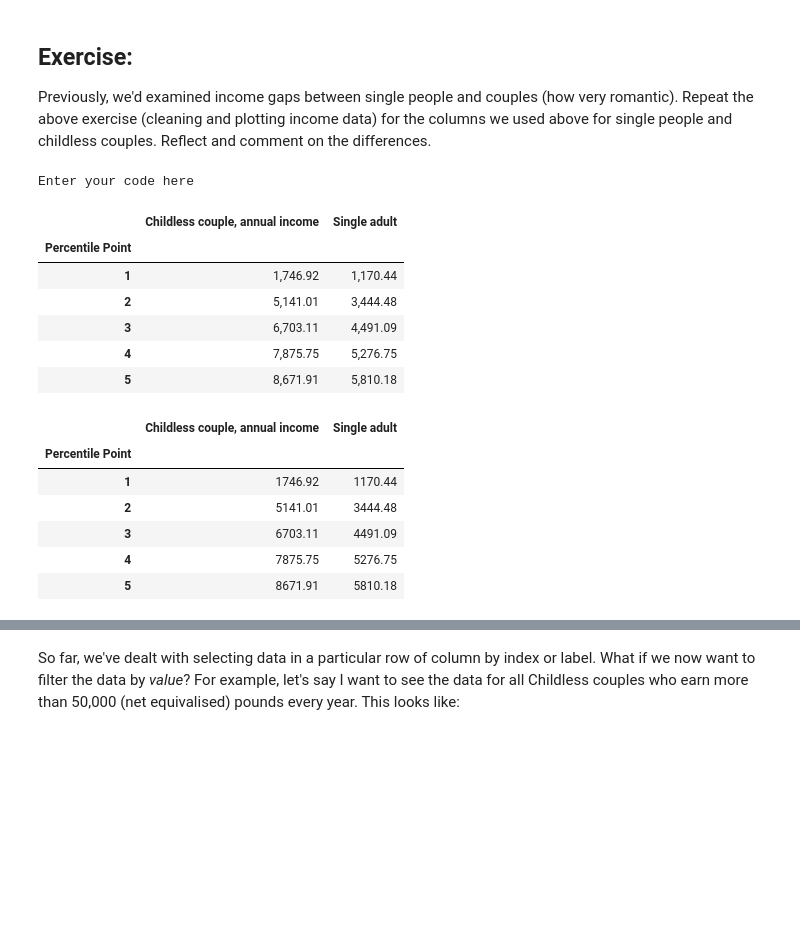
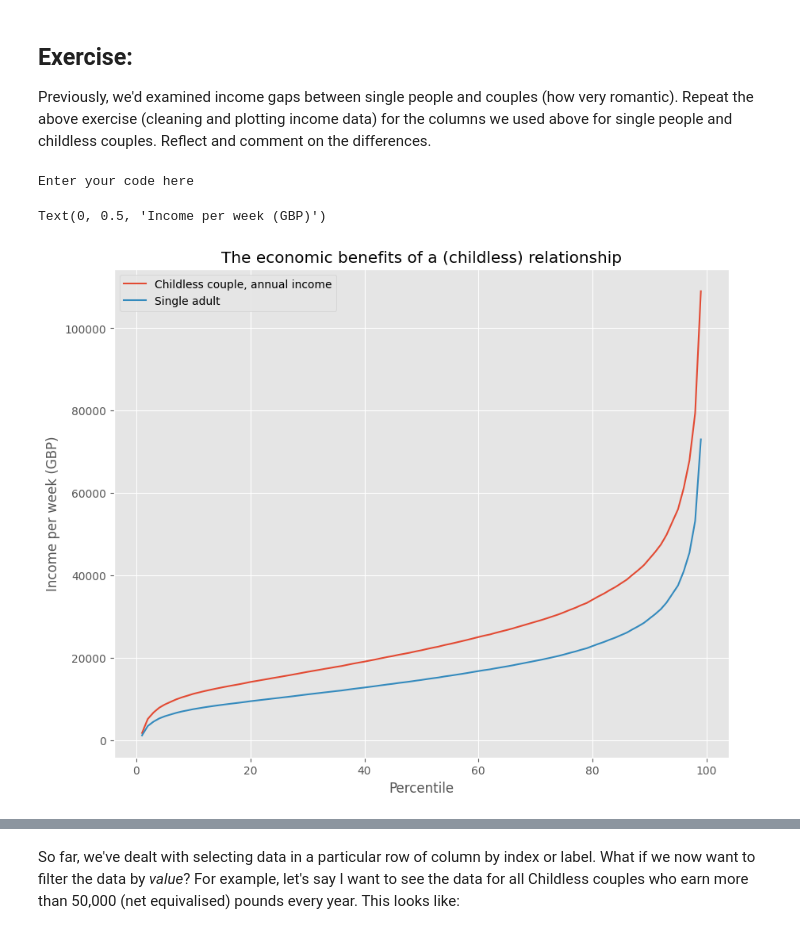
Before and after one commit to UCLQAUZ/QM2, a Jupyter notebook: notebooks/W02. Pandas.ipynb, the cells around one changed output, grey strips where cells are left out. Cells and saved outputs as stored; diff of their text form; code cells hidden in the pictures; blank space fills up the shorter version.

```diff
--- a/notebooks/W02. Pandas.ipynb
+++ b/notebooks/W02. Pandas.ipynb
@@ -323,29 +348,15 @@ Text(0, 0.5, 'Income Per Week [GBP]')
 Previously, we'd examined income gaps between single people and couples (how very romantic). Repeat the above exercise (cleaning and plotting income data) for the columns we used above for single people and childless couples. Reflect and comment on the differences.
 # %%
 print("Enter your code here")
-clean = income[['Childless couple, annual income','Single adult']]
-clean.head()
+clean = income[['Childless couple, annual income', 'Single adult']]
+clean = clean.replace(',', '', regex=True)
+clean = clean.replace('-', 'NaN', regex=True).astype('float')
+
+clean.plot()
+plt.title('The economic benefits of a (childless) relationship')
+plt.xlabel('Percentile')
+plt.ylabel('Income per week (GBP)')
 # %% [output]
 Enter your code here
-|  | Childless couple, annual income | Single adult |
-| Percentile Point |  |  |
-| 1 | 1,746.92 | 1,170.44 |
-| 2 | 5,141.01 | 3,444.48 |
-| 3 | 6,703.11 | 4,491.09 |
-| 4 | 7,875.75 | 5,276.75 |
-| 5 | 8,671.91 | 5,810.18 |
+Text(0, 0.5, 'Income per week (GBP)')
+[figure, added]
-# %%
-clean=clean.replace(',', '', regex=True)
-
-# In addition, missing values are sometimes written as '-', in order for Python to understand that it is just a missing numerical
-# value, all '-' need to be replaced with 'NaN'.
-clean = clean.replace('-', 'NaN', regex=True).astype('float')
-clean.head()
-# %% [output]
-|  | Childless couple, annual income | Single adult |
-| Percentile Point |  |  |
-| 1 | 1746.92 | 1170.44 |
-| 2 | 5141.01 | 3444.48 |
-| 3 | 6703.11 | 4491.09 |
-| 4 | 7875.75 | 5276.75 |
-| 5 | 8671.91 | 5810.18 |
```
Also changed, not shown: parts of 24 cells of this notebook.
